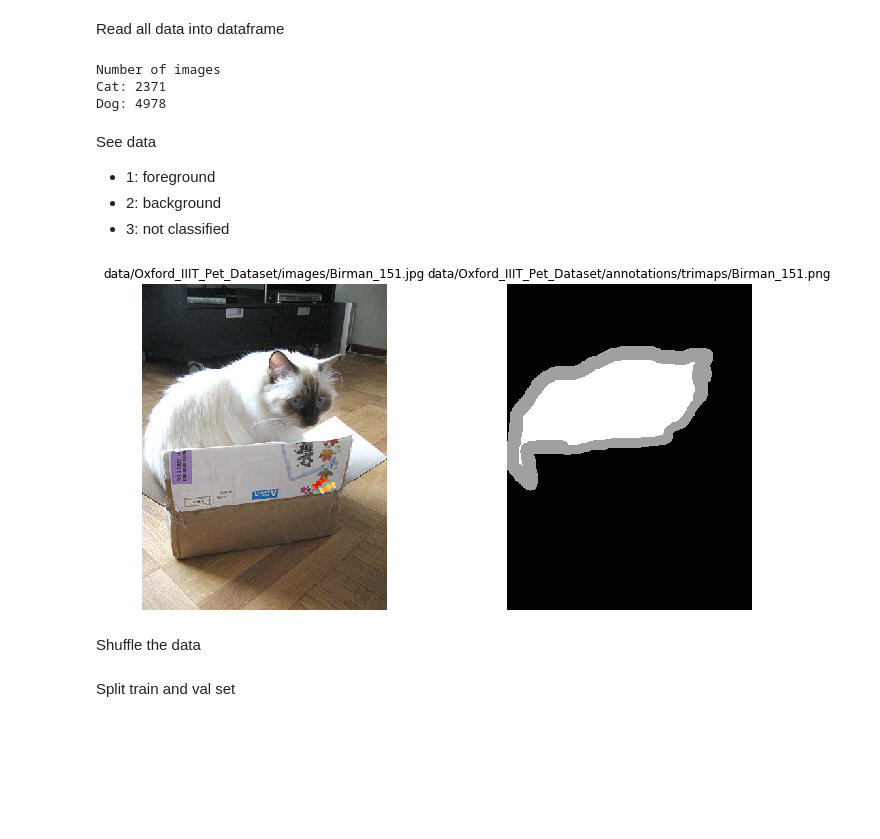
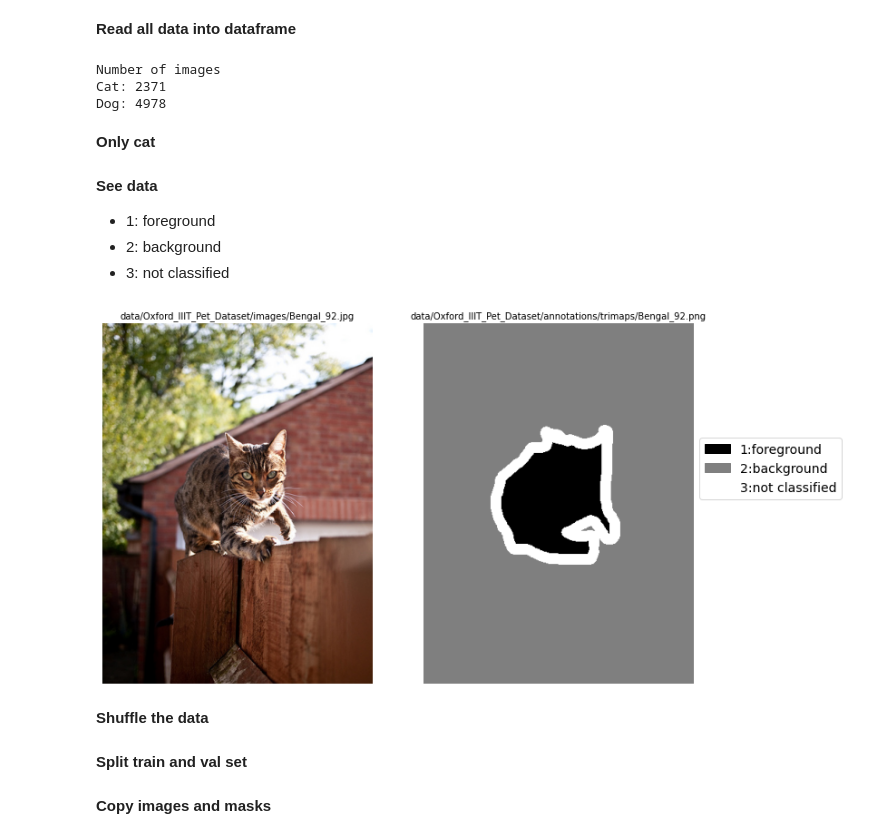
Before and after one commit to yirueilu-b/cat-segmentation, a Jupyter notebook: check_data.ipynb, the cells around one changed output. Drawn from its saved outputs; the diff is of its cells as text; code cells hidden in the pictures; blank space fills up the shorter version.

Commit message:
Modify data loading method

```diff
--- a/check_data.ipynb
+++ b/check_data.ipynb
@@ -24,5 +53,5 @@ Data from [Oxford-IIIT Pet Dataset](https://www.robots.ox.ac.uk/~vgg/data/pets/)
 # %% [markdown]
-Read all data into dataframe
+**Read all data into dataframe**
 # %%
 # Check the path before running cells
 DATA_DIR = "data/Oxford_IIIT_Pet_Dataset"
@@ -41,40 +70,49 @@ print("Number of images \nCat: %s \nDog: %s" % (len(data[data.species == '1']),
 Number of images
 Cat: 2371
 Dog: 4978
+# %% [markdown]
+**Only cat**
 # %%
 data = data[data.species == '1']
 # %% [markdown]
-See data
+**See data**
 - 1: foreground
 - 2: background
 - 3: not classified
 # %%
 random_image_name = np.random.choice(data[data.species == '1'].image_name)
 
 plt.figure(figsize=(12, 6))
 plt.subplot(121)
-plt.title(os.path.join(DATA_DIR, "images", random_image_name + ".jpg"))
-img = cv2.imread(os.path.join(DATA_DIR, "images", random_image_name + ".jpg"))
+img_path = os.path.join(DATA_DIR, "images", random_image_name + ".jpg")
+plt.title(img_path, fontsize=10)
+img = cv2.imread(img_path)
 plt.imshow(img[:,:,::-1])
 plt.axis('off')
 
 plt.subplot(122)
-plt.title(os.path.join(DATA_DIR, "annotations", "trimaps", random_image_name + ".png"))
-img = cv2.imread(os.path.join(DATA_DIR, "annotations", "trimaps", random_image_name + ".png"))
-img[img==1] = 255
-img[img==2] = 0
-img[img==3] = 160
-plt.imshow(img, cmap="gray")
+mask_path = os.path.join(DATA_DIR, "annotations", "trimaps", random_image_name + ".png")
+plt.title(mask_path, fontsize=10)
+mask = cv2.imread(mask_path)
+plt.imshow(tf.keras.preprocessing.image.array_to_img(mask))
 plt.axis('off')
+
+t = 1 ## alpha value
+cmap = {1:[0.0,0.0,0.0,t],2:[0.5,0.5,0.5,t],3:[1.0,1.0,1.0,t]}
+labels = {1:'1:foreground',2:'2:background',3:'3:not classified'}
+patches =[mpatches.Patch(color=cmap[i],label=labels[i]) for i in cmap]
+plt.legend(handles=patches, fontsize=14, bbox_to_anchor=(1, 0.7), loc='upper left')
+
+plt.tight_layout()
 plt.show()
 # %% [output]
-[figure, old version]
+[figure, new version]
 # %% [markdown]
-Shuffle the data
+**Shuffle the data**
 # %%
 data = shuffle(data)
 # %% [markdown]
-Split train and val set
+**Split train and val set**
 # %%
 val_split = 0.2
 split_index = int(len(data)*(1-val_split))
@@ -84,6 +122,8 @@ train_mask_dir = os.path.join("data", "train_mask", "class_0")
 
 val_dir = os.path.join("data", "val_image", "class_0")
 val_mask_dir = os.path.join("data", "val_mask", "class_0")
+# %% [markdown]
+**Copy images and masks**
 # %%
 for dest_dir in [train_dir, train_mask_dir, val_dir, val_mask_dir]:
     if os.path.exists(dest_dir):
```
Also changed, not shown: parts of 19 cells of this notebook, 4 other files.
